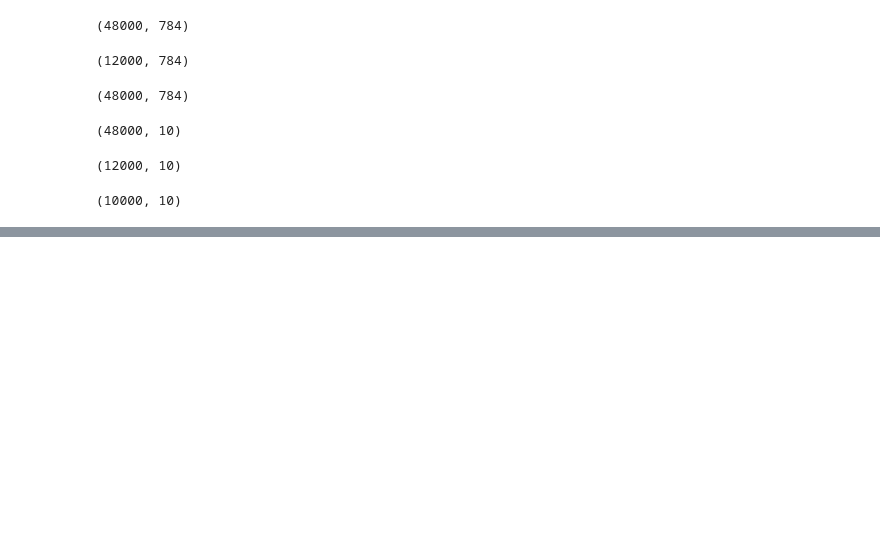
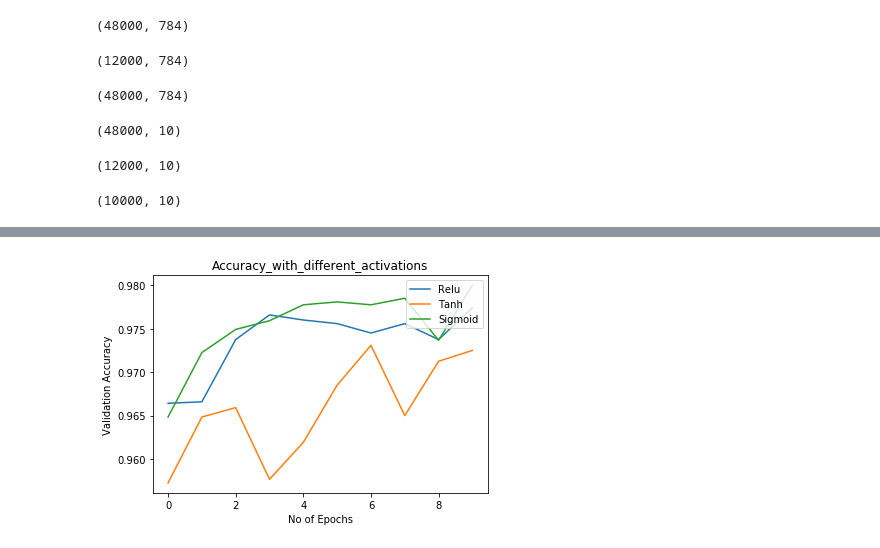
Before and after one commit to Gurupradeep/Artificial-Intelligence, a Jupyter notebook: Assignment1/Notebooks/Simple Neural Network for MNIST.ipynb, the cells around one changed output, grey strips where cells are left out. Cells and saved outputs as stored; diff of their text form; code cells hidden in the pictures; blank space fills up the shorter version.

```diff
--- a/Assignment1/Notebooks/Simple Neural Network for MNIST.ipynb
+++ b/Assignment1/Notebooks/Simple Neural Network for MNIST.ipynb
@@ -157,0 +563,3 @@ Epoch 2/2
+# %%
+relu = pd.read_csv('MNIST_model_relu.csv')
+relu
@@ -157,0 +578,3 @@ Epoch 2/2
+# %%
+tanh = pd.read_csv('MNIST_model_tanh.csv')
+tanh
@@ -157,0 +593,3 @@ Epoch 2/2
+# %%
+sigmoid = pd.read_csv('MNIST_model_sigmoid.csv')
+sigmoid
@@ -157,0 +608,12 @@ Epoch 2/2
+# %%
+pylab.plot(relu['epoch'],relu['val_acc'],label = 'Relu')
+pylab.plot(tanh['epoch'], tanh['val_acc'],label = 'Tanh')
+pylab.plot(sigmoid['epoch'],sigmoid['val_acc'],label = 'Sigmoid')
+figure = pylab.legend(loc = 'upper right')
+pylab.xlabel("No of Epochs")
+pylab.ylabel("Validation Accuracy")
+plt.title('Accuracy_with_different_activations')
+pylab.savefig("Accuracy_with_different_activations")
+pylab.show()
+# %% [output]
+[figure, added]
```
Also changed, not shown: parts of 40 cells of this notebook.
